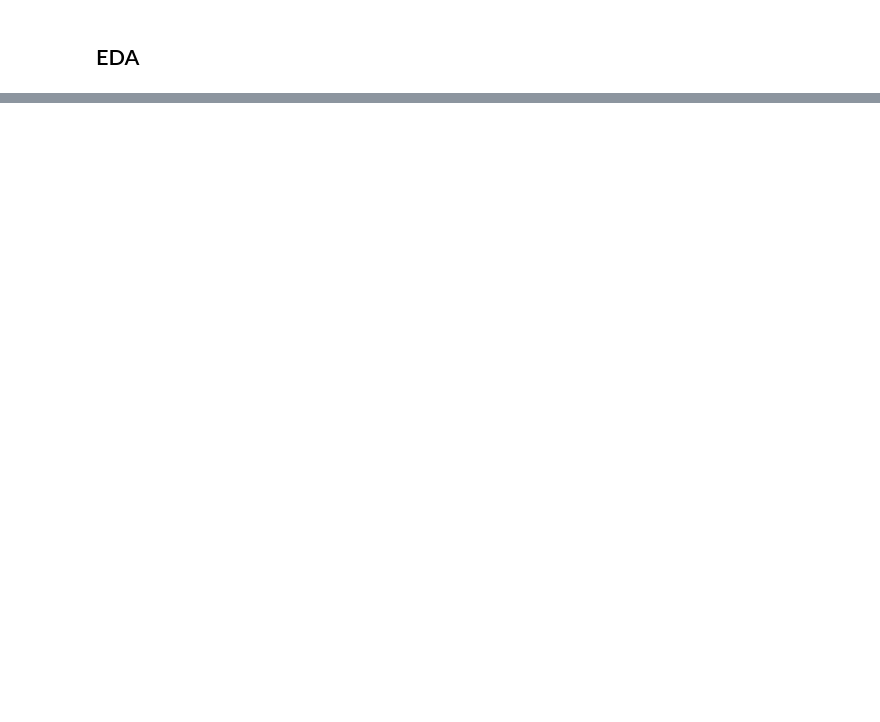
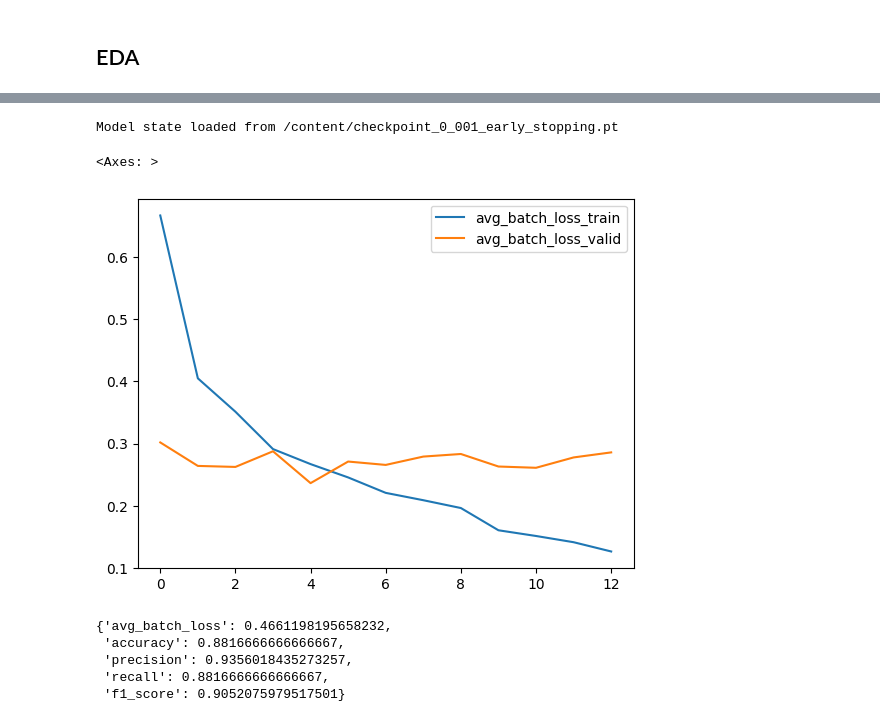
Before and after one commit to zy0531/EcoTrashAI, a Jupyter notebook: notebooks/garbage.ipynb, the cells around one changed output, grey strips where cells are left out. Cells and saved outputs as stored; diff of their text form; code cells hidden in the pictures; blank space fills up the shorter version.

```diff
--- a/notebooks/garbage.ipynb
+++ b/notebooks/garbage.ipynb
@@ -114,7 +114,7 @@ valid_label_dir = "/content/dataset/valid/labels"
 
 # Create Dataset and DataLoader
 valid_dataset = YOLODataset(img_dir=valid_img_dir, label_dir=valid_label_dir, transform=transform)
-valid_loader = DataLoader(valid_dataset, batch_size=4, shuffle=True, num_workers=2)
+valid_loader = DataLoader(valid_dataset, batch_size=batch_size, shuffle=True, num_workers=2)
 # %% [markdown]
 ## EDA
 # %%
@@ -163,9 +207,9 @@ plot_images(class_images)
 # %%
-epochs = 1
+epochs = 20
 
 stw.pytorch_tools.set_random_seed(seed=0)
 
-model = model = stw.models.transfer_learning_torchvision.initialize_effnetb2(out_features=6 , dropout= 0.2)
+model = model = initialize_effnetb2(out_features=6 , dropout= 0.2)
 device = stw.pytorch_tools.get_device()
 model = model.to(device)
 model = stw.pytorch_tools.enable_multi_gpu(model)
@@ -177,7 +221,6 @@ metrics = stw.customized_metrics.classification_metrics # Accuracy, Recall, Prec
 
 optimizer = torch.optim.Adam(params=model.parameters(), lr=0.001)
 early_stopping = stw.workflow.EarlyStopping(patience=8)
-metrics = stw.customized_metrics.regression_metrics
 result = stw.workflow.train(model=model,
                                   train_dataloader=train_loader,
                                   validation_dataloader=valid_loader,
@@ -187,7 +230,8 @@ result = stw.workflow.train(model=model,
                                   task_type=task_type,
                                   epochs=epochs,
                                   early_stopping=early_stopping,
-                                  save_freq=2,
+                                  save_freq=5,
+                                  save_path='checkpoint_0_001.pt',
                                   device=device)
 # %% [output]
 (◕‿◕✿) Using 1 GPUs.
@@ -195,0 +257,6 @@ result = stw.workflow.train(model=model,
+# %%
+
+test_model = initialize_effnetb2(out_features=6 , dropout= 0.2).to(device)
+stw.pytorch_tools.load_model_state(test_model, target_dir='/content', model_name= f'checkpoint_0_001_early_stopping.pt')
+# %% [output]
+Model state loaded from /content/checkpoint_0_001_early_stopping.pt
@@ -195,0 +272,13 @@ result = stw.workflow.train(model=model,
+# %%
+result[['avg_batch_loss_train', 'avg_batch_loss_valid']].plot(kind='line')
+# %% [output]
+<Axes: >
+[figure, added]
+# %%
+test_result
+# %% [output]
+{'avg_batch_loss': 0.4661198195658232,
+ 'accuracy': 0.8816666666666667,
+ 'precision': 0.9356018435273257,
+ 'recall': 0.8816666666666667,
+ 'f1_score': 0.9052075979517501}
```
Also changed, not shown: parts of 9 cells of this notebook.
